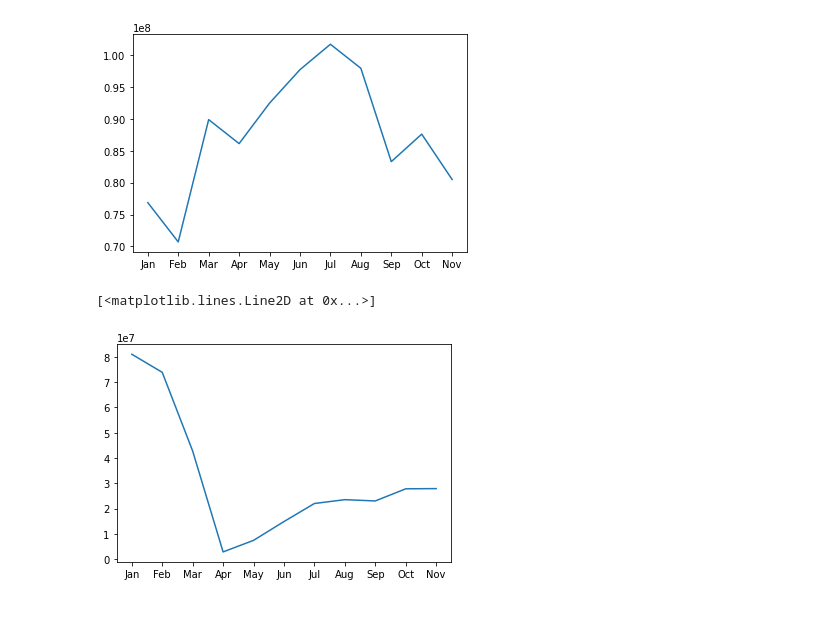
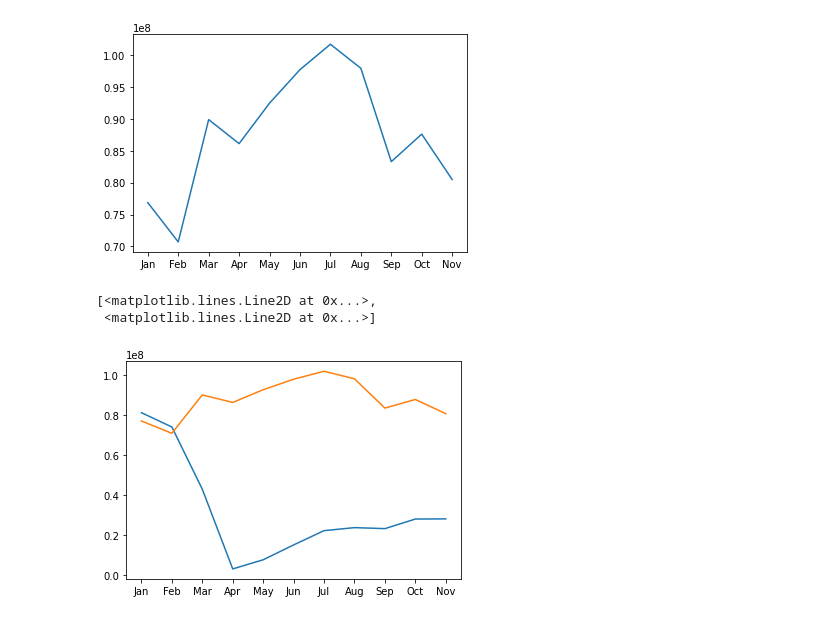
Before and after one commit to paulpreetam/Project1, a Jupyter notebook: Question 3-Revenue Passenger Miles.ipynb, the cells around one changed output. Saved outputs shown, nothing was run; the diff lists cells and outputs as text; code cells hidden in the pictures.

```diff
--- a/Question 3-Revenue Passenger Miles.ipynb
+++ b/Question 3-Revenue Passenger Miles.ipynb
@@ -85,3 +100,6 @@ Try using .loc[row_indexer,col_indexer] = value instead
 
 See the caveats in the documentation: https://pandas.pydata.org/pandas-docs/stable/user_guide/indexing.html#returning-a-view-versus-a-copy
   revenue_totals['Total 2019'] = revenue_totals["Total 2019"].astype(int)
+# %%
+revenue_totals["Difference"] = revenue_totals["Total 2020"] - revenue_totals["Total 2019"]
+revenue_totals
@@ -88,16 +124,17 @@ See the caveats in the documentation: https://pandas.pydata.org/pandas-docs/stab
 # %%
-revenue_totals.columns
-x_axis = revenue_totals["Month"]
-y_axis = revenue_totals["Total 2019"]
-plt.plot (x_axis, y_axis)
+# revenue_totals.columns
+# x_axis = revenue_totals["Month"]
+# y_axis = revenue_totals["Total 2019"]
+# plt.plot (x_axis, y_axis)
 # %% [output]
 [<matplotlib.lines.Line2D at 0x...>]
 [figure]
 # %%
 revenue_totals.columns
 x_axis_2020 = revenue_totals["Month"]
 y_axis_2020 = revenue_totals["Total 2020"]
-plt.plot (x_axis_2020, y_axis_2020)
+plt.plot (x_axis_2020, y_axis_2020, y_axis)
 # %% [output]
-[<matplotlib.lines.Line2D at 0x...>]
+[<matplotlib.lines.Line2D at 0x...>,
+ <matplotlib.lines.Line2D at 0x...>]
-[figure, old version]
+[figure, new version]
```
Also changed, not shown: parts of 3 cells of this notebook, 3 other files.
